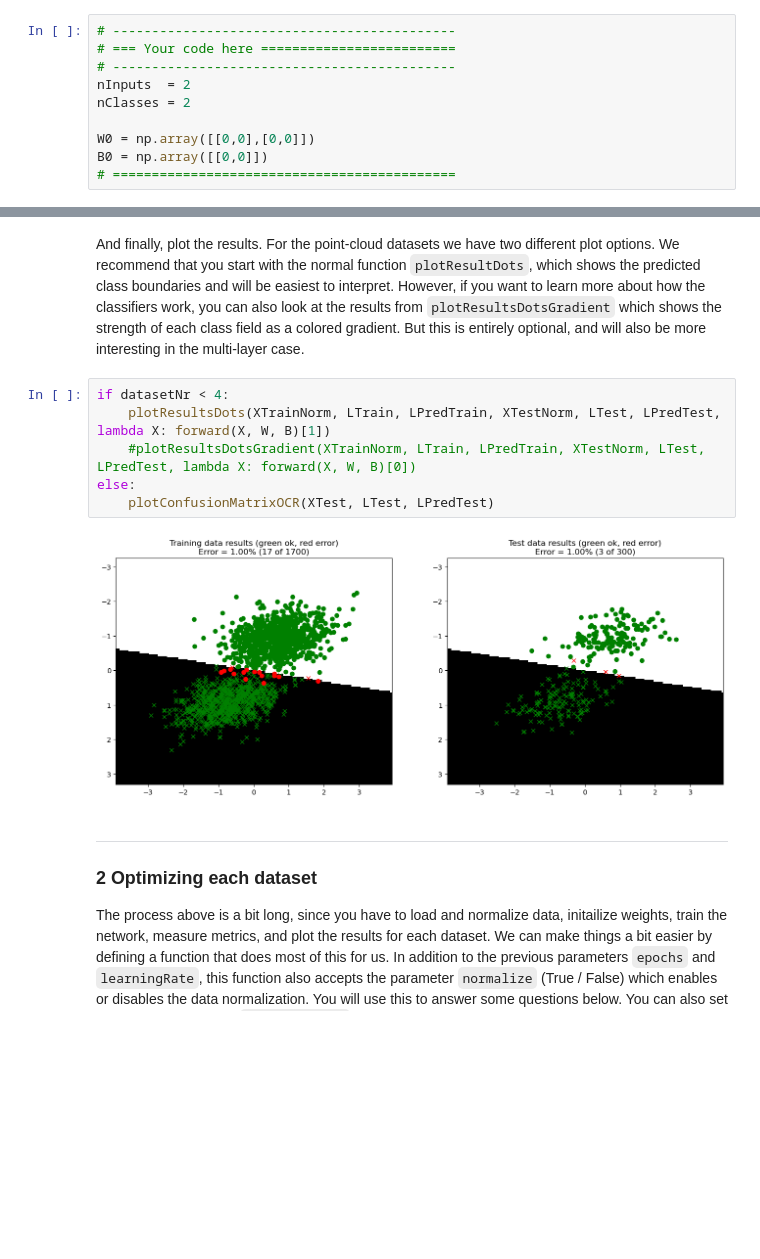
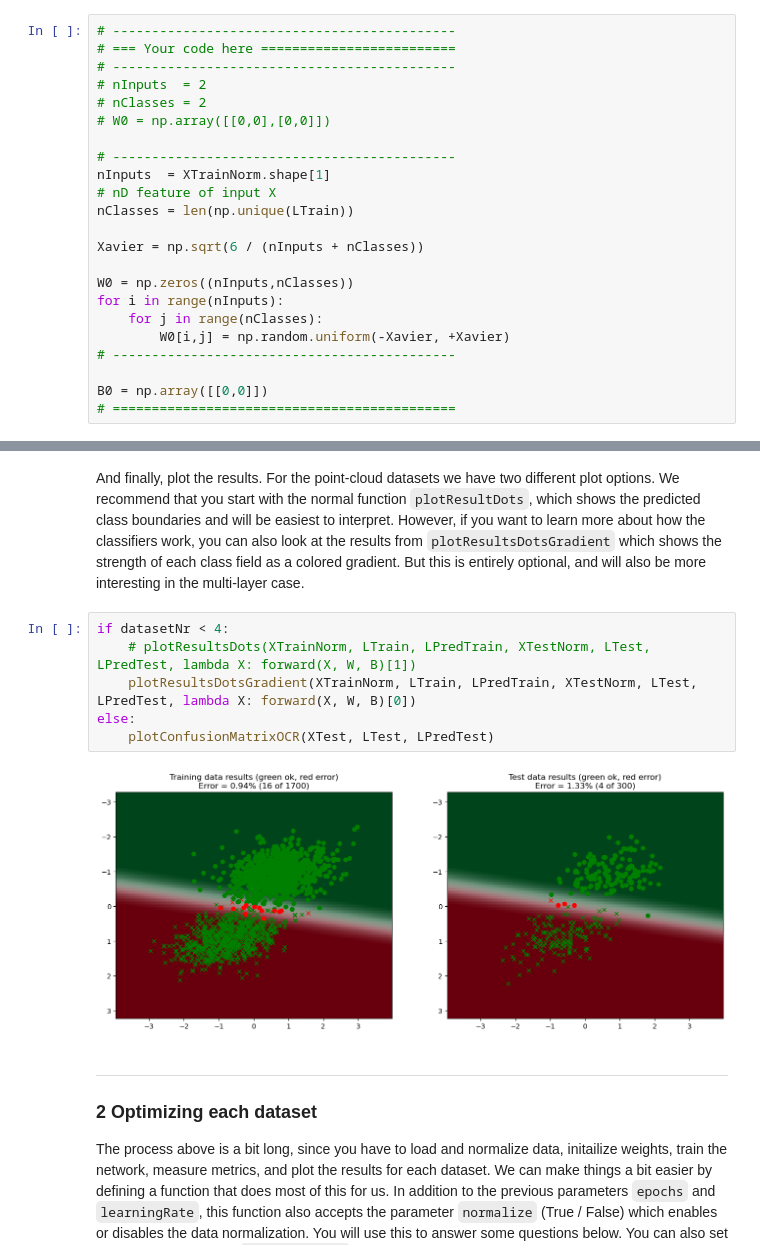
Before and after one commit to deaeB/732A55, a Jupyter notebook: A1_Supervised/main2_SingleLayer.ipynb, the cells around one changed output, grey strips where cells are left out. Drawn from its saved outputs; the diff is of its cells as text; blank space fills up the shorter version.

Commit message:
initial W0 and plotResultsDotsGradient

```diff
--- a/A1_Supervised/main2_SingleLayer.ipynb
+++ b/A1_Supervised/main2_SingleLayer.ipynb
@@ -291,10 +297,23 @@ Now you should initialize your weights and biases. It is up to you to figure out
 # --------------------------------------------
 # === Your code here =========================
 # --------------------------------------------
-nInputs  = 2
-nClasses = 2
+# nInputs  = 2
+# nClasses = 2
+# W0 = np.array([[0,0],[0,0]])
 
-W0 = np.array([[0,0],[0,0]])
+# --------------------------------------------
+nInputs  = XTrainNorm.shape[1]
+# nD feature of input X
+nClasses = len(np.unique(LTrain))
+
+Xavier = np.sqrt(6 / (nInputs + nClasses))
+
+W0 = np.zeros((nInputs,nClasses))
+for i in range(nInputs):
+    for j in range(nClasses):
+        W0[i,j] = np.random.uniform(-Xavier, +Xavier)
+# --------------------------------------------
+
 B0 = np.array([[0,0]])
 # ============================================
 # %% [markdown]
@@ -341,12 +360,12 @@ Test data confusion matrix:
 And finally, plot the results. For the point-cloud datasets we have two different plot options. We recommend that you start with the normal function `plotResultDots`, which shows the predicted class boundaries and will be easiest to interpret. However, if you want to learn more about how the classifiers work, you can also look at the results from `plotResultsDotsGradient` which shows the strength of each class field as a colored gradient. But this is entirely optional, and will also be more interesting in the multi-layer case.
 # %%
 if datasetNr < 4:
-    plotResultsDots(XTrainNorm, LTrain, LPredTrain, XTestNorm, LTest, LPredTest, lambda X: forward(X, W, B)[1])
-    #plotResultsDotsGradient(XTrainNorm, LTrain, LPredTrain, XTestNorm, LTest, LPredTest, lambda X: forward(X, W, B)[0])
+    # plotResultsDots(XTrainNorm, LTrain, LPredTrain, XTestNorm, LTest, LPredTest, lambda X: forward(X, W, B)[1])
+    plotResultsDotsGradient(XTrainNorm, LTrain, LPredTrain, XTestNorm, LTest, LPredTest, lambda X: forward(X, W, B)[0])
 else:
     plotConfusionMatrixOCR(XTest, LTest, LPredTest)
 # %% [output]
-[figure, old version]
+[figure, new version]
 # %% [markdown]
 ---
 ### **2 Optimizing each dataset**
```
Also changed, not shown: parts of 3 cells of this notebook, 1 other file.
